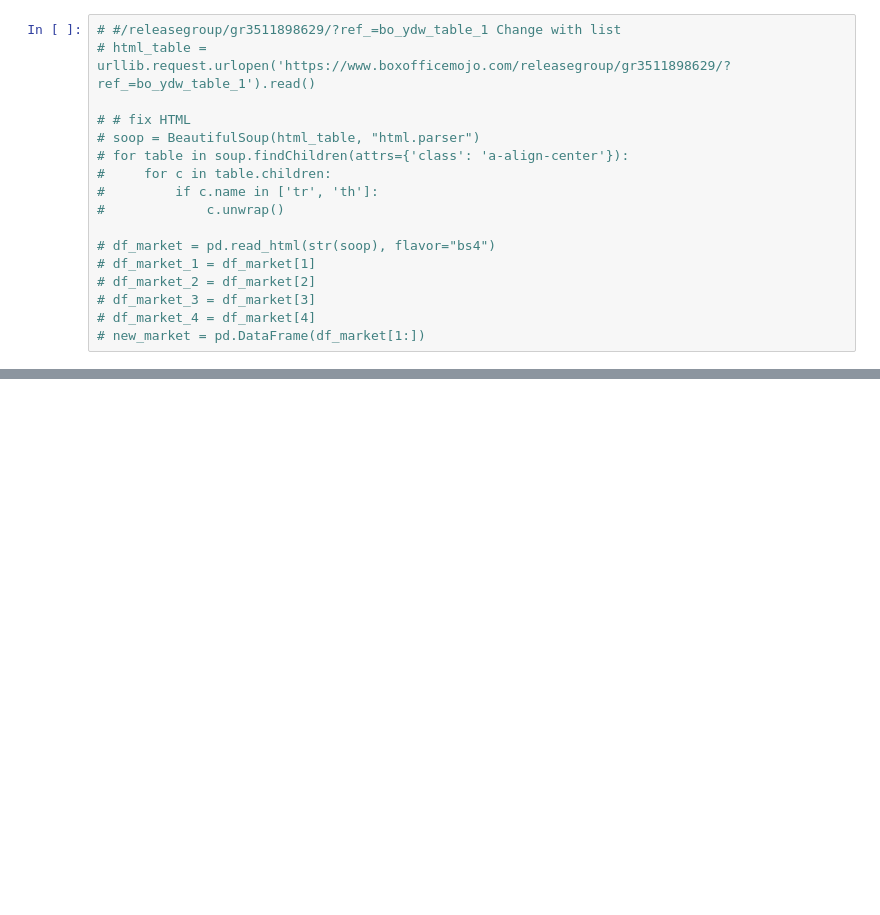
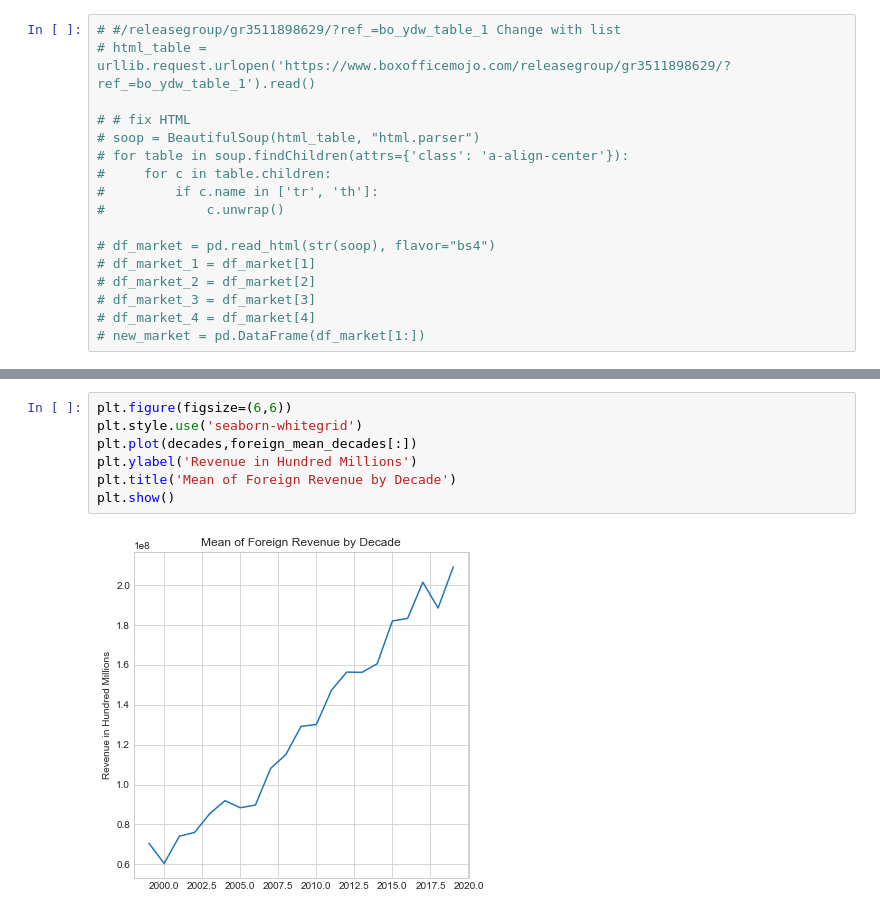
Before and after one commit to kevinmacmat/movie-mood, a Jupyter notebook: movie_project_1.ipynb, the cells around one changed output, grey strips where cells are left out. Drawn from its saved outputs; the diff is of its cells as text; blank space fills up the shorter version.

```diff
--- a/movie_project_1.ipynb
+++ b/movie_project_1.ipynb
@@ -285,0 +361,9 @@ for country in country_list:  #country_list #get 1 title's hyperlink for all cou
+# %%
+plt.figure(figsize=(6,6))
+plt.style.use('seaborn-whitegrid')
+plt.plot(decades,foreign_mean_decades[:])
+plt.ylabel('Revenue in Hundred Millions')
+plt.title('Mean of Foreign Revenue by Decade')
+plt.show()
+# %% [output]
+[figure, added]
```
Also changed, not shown: parts of 15 cells of this notebook.
